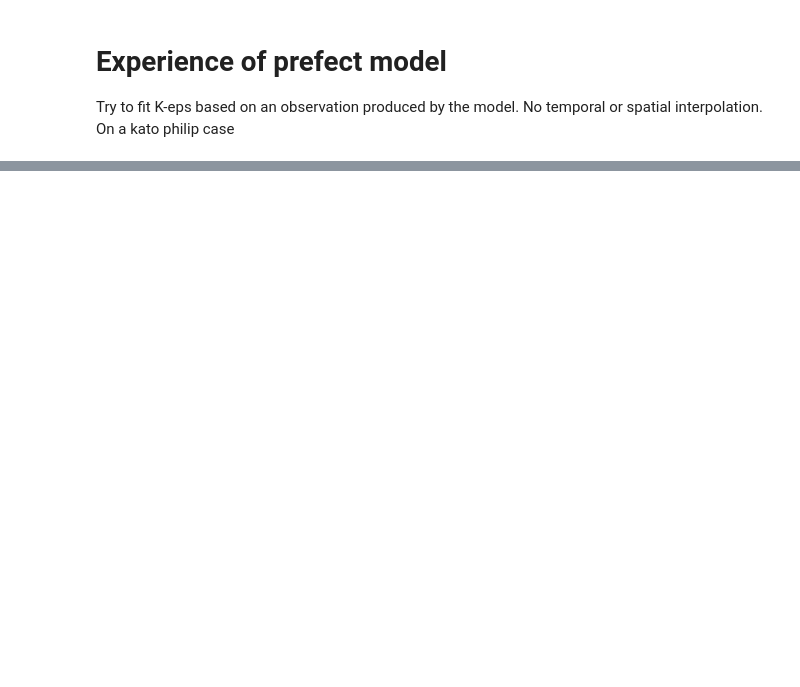
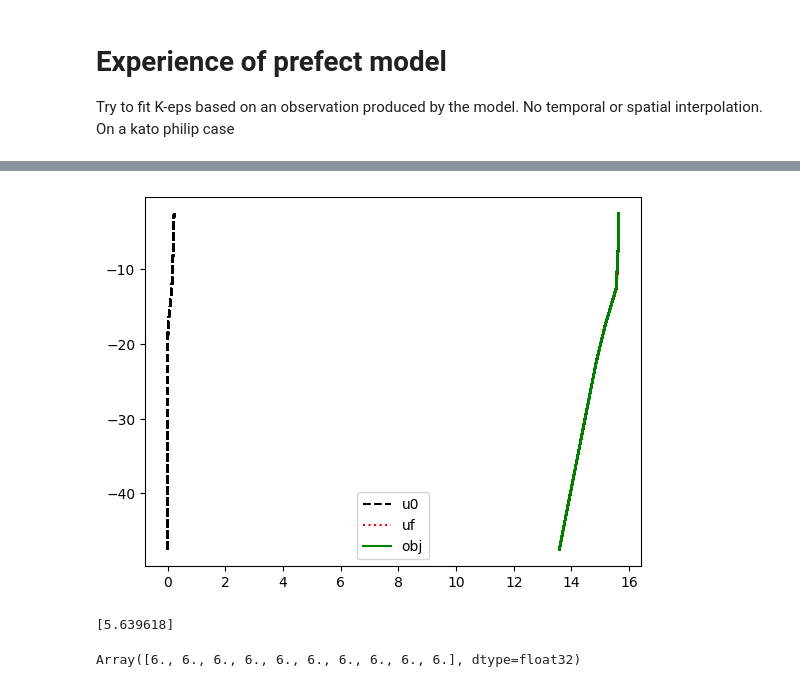
Before and after one commit to meom-group/tunax, a Jupyter notebook: notebooks/fitting_k_eps.ipynb, the cells around one changed output, grey strips where cells are left out. Saved outputs shown, nothing was run; the diff lists cells and outputs as text; code cells hidden in the pictures; blank space fills up the shorter version.

```diff
--- a/notebooks/fitting_k_eps.ipynb
+++ b/notebooks/fitting_k_eps.ipynb
@@ -578,0 +602,29 @@ NameError: name 'obs' is not defined
+# %%
+clo_parf = jnp.array([5.639618])
+
+f.plot_res(clo_parf)
+# %% [output]
+[figure, added]
+# %%
+print(clo_parf)
+# %% [output]
+[5.639618]
+# %%
+import xarray as xr
+import jax.numpy as jnp
+from jax import grad
+
+
+def f(z: jnp.ndarray, ds: xr.Dataset):
+    return jnp.sum((z-jnp.array(ds['u'].values))**2)
+
+g = grad(f)
+
+zz = jnp.arange(3, 13, dtype=jnp.float32)
+u = jnp.arange(10)
+x = jnp.arange(10)
+dss = xr.Dataset({'u': ('x', u)}, {'x': x})
+
+g(zz, dss)
+# %% [output]
+Array([6., 6., 6., 6., 6., 6., 6., 6., 6., 6.], dtype=float32)
```
Also changed, not shown: parts of 5 cells of this notebook, 3 other files.
